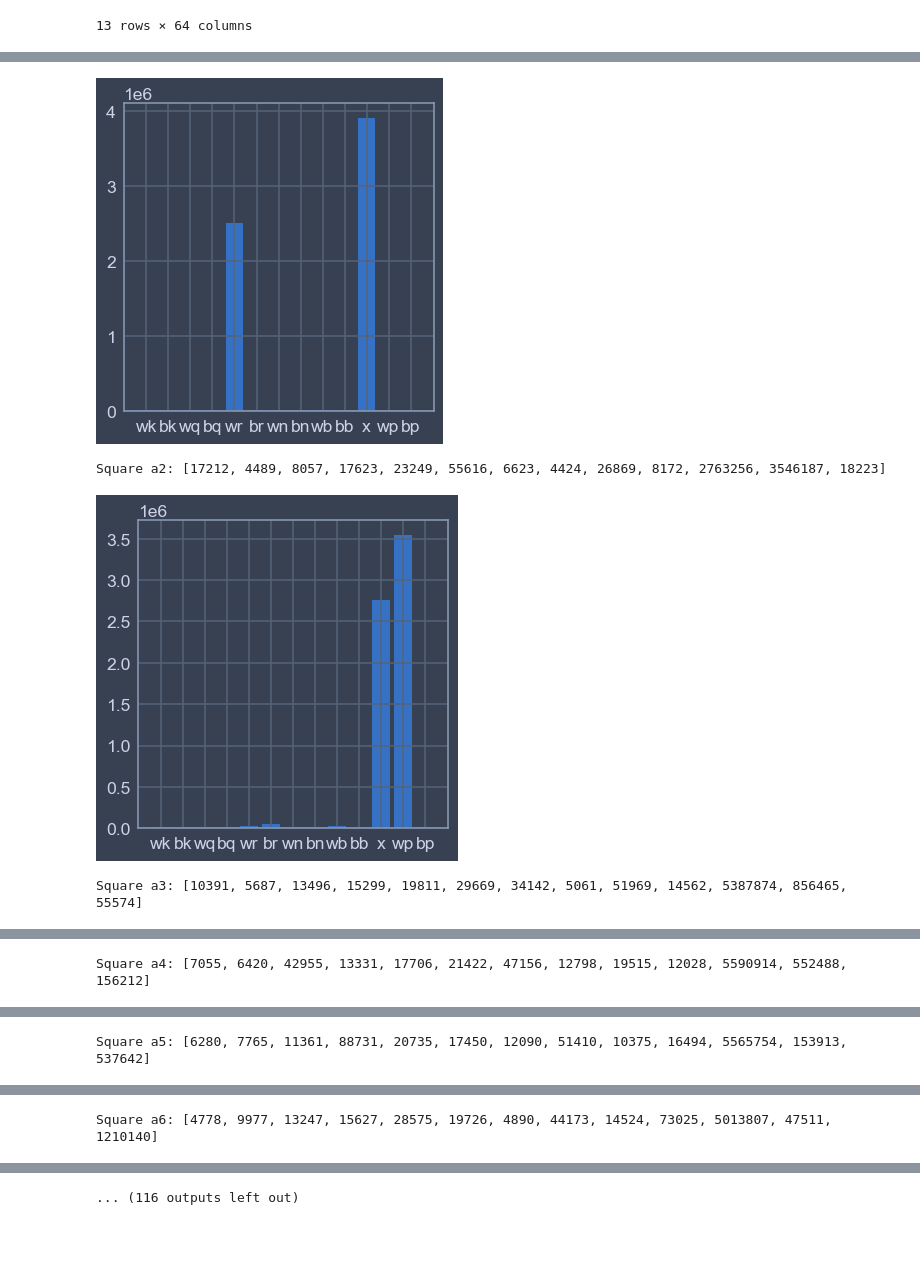
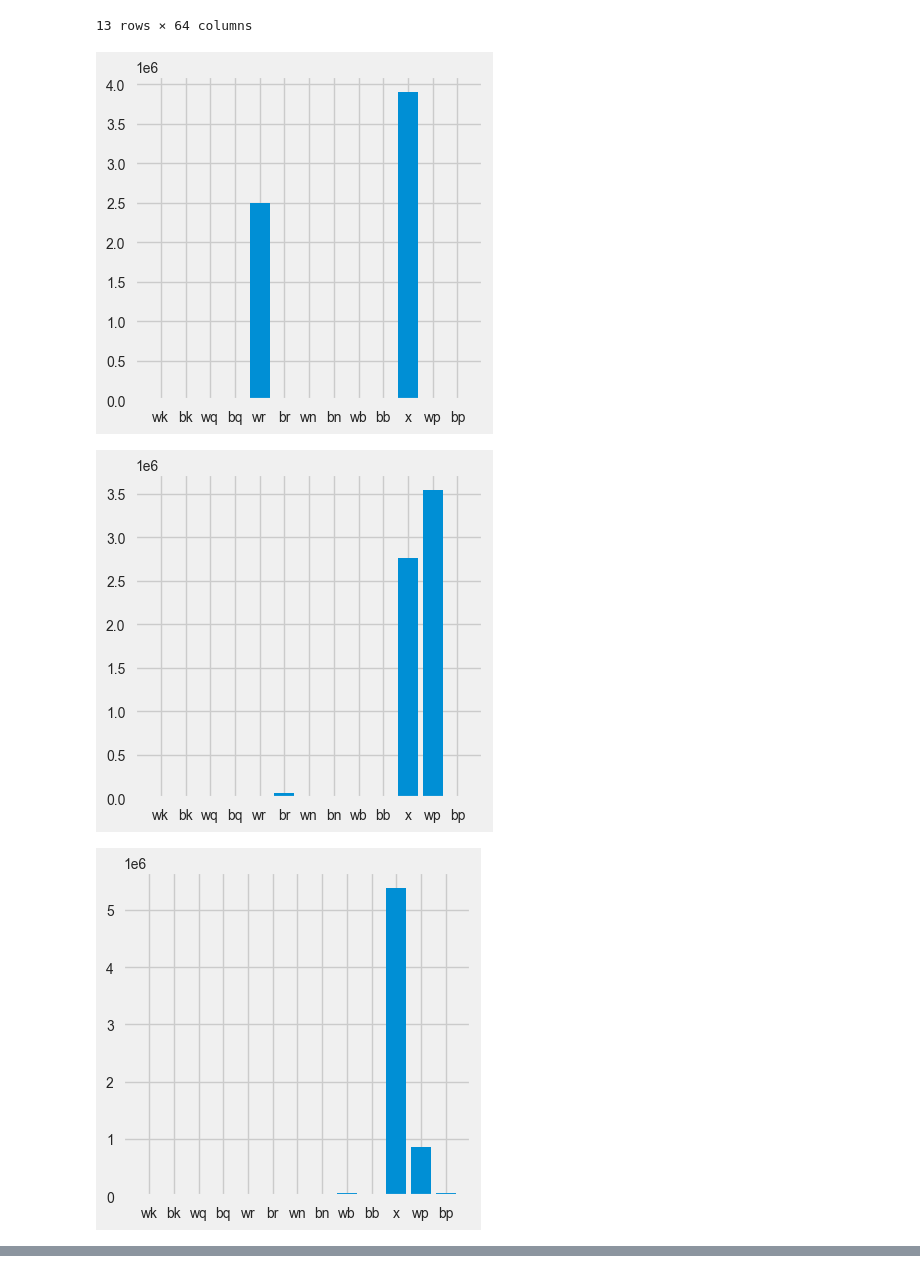
Before and after one commit to fishac/PoorEyesightChess, a Jupyter notebook: GetSquarePieceOccurrences.ipynb, the cells around one changed output, grey strips where cells are left out. Saved outputs shown, nothing was run; the diff lists cells and outputs as text; code cells hidden in the pictures; blank space fills up the shorter version.

```diff
--- a/GetSquarePieceOccurrences.ipynb
+++ b/GetSquarePieceOccurrences.ipynb
@@ -2,4 +2,7 @@
 import pandas as pd
 import SquareData
 import matplotlib.pyplot as plt
+# %%
+plt.style.use('seaborn-v0_8')
+plt.style.use('fivethirtyeight')
 # %%
@@ -50,8 +59,10 @@ square_occupant_counts
 # %%
 for square in SquareData.squares:
     fig,ax = plt.subplots(figsize=(4,4))
-    ax.bar(square_occupant_counts.index, square_occupant_counts[square])
-    print(f'Square {square}: {list(square_occupant_counts[square])}')
+    ax.bar(df.index, df[square])
     plt.show()
     plt.close()
 # %% [output]
+[figure, new version]
+[figure, new version]
+[figure, new version]
@@ -59,4 +78,0 @@ Square a1: [19894, 1674, 11137, 12967, 2501273, 21388, 1834, 3878, 13180, 4367,
-[figure, old version]
-Square a2: [17212, 4489, 8057, 17623, 23249, 55616, 6623, 4424, 26869, 8172, 2763256, 3546187, 18223]
-[figure, old version]
-Square a3: [10391, 5687, 13496, 15299, 19811, 29669, 34142, 5061, 51969, 14562, 5387874, 856465, 55574]
@@ -64 +78,0 @@ Square a3: [10391, 5687, 13496, 15299, 19811, 29669, 34142, 5061, 51969, 14562,
-Square a4: [7055, 6420, 42955, 13331, 17706, 21422, 47156, 12798, 19515, 12028, 5590914, 552488, 156212]
@@ -66 +78,0 @@ Square a4: [7055, 6420, 42955, 13331, 17706, 21422, 47156, 12798, 19515, 12028,
-Square a5: [6280, 7765, 11361, 88731, 20735, 17450, 12090, 51410, 10375, 16494, 5565754, 153913, 537642]
@@ -68 +78,0 @@ Square a5: [6280, 7765, 11361, 88731, 20735, 17450, 12090, 51410, 10375, 16494,
-Square a6: [4778, 9977, 13247, 15627, 28575, 19726, 4890, 44173, 14524, 73025, 5013807, 47511, 1210140]
@@ -70 +78,0 @@ Square a6: [4778, 9977, 13247, 15627, 28575, 19726, 4890, 44173, 14524, 73025, 5
-... (116 outputs left out)
```
Also changed, not shown: parts of 14 cells of this notebook, 30 other files.
